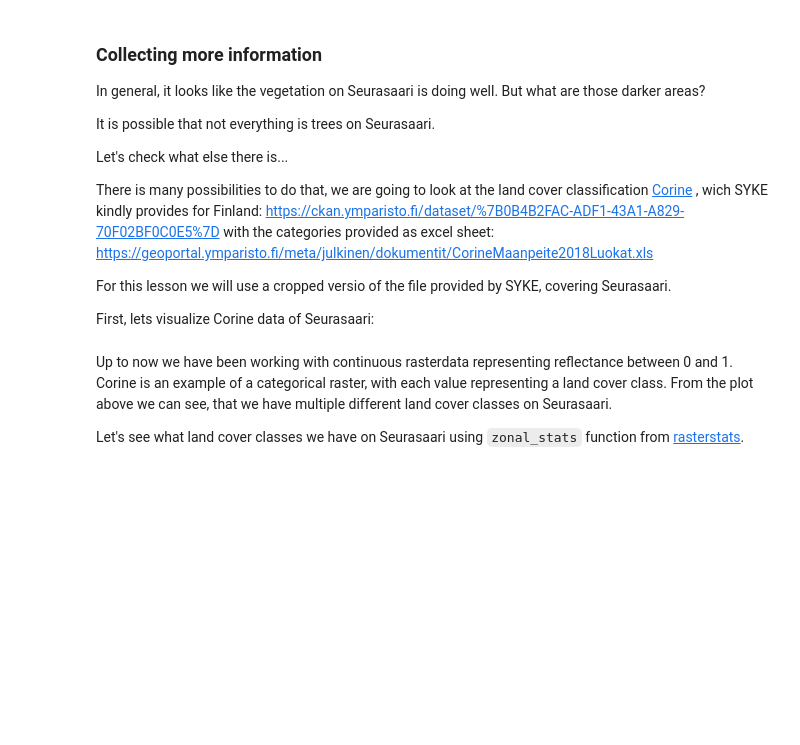
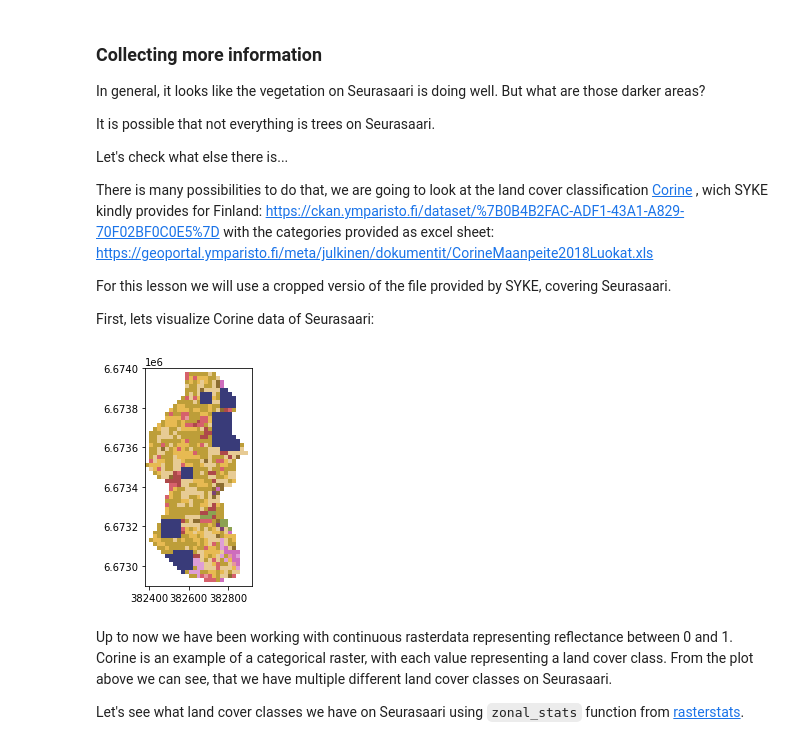
Before and after one commit to csc-training/PythonGIS_CSC, a Jupyter notebook: Raster/Seurasaari_trees.ipynb, the cells around one changed output. Saved outputs shown, nothing was run; the diff lists cells and outputs as text; code cells hidden in the pictures; blank space fills up the shorter version.

```diff
--- a/Raster/Seurasaari_trees.ipynb
+++ b/Raster/Seurasaari_trees.ipynb
@@ -328,9 +501,11 @@ First, lets visualize Corine data of Seurasaari:
 # %%
 corinefile = './data/Clc2018_Seurasaari.tif'
 
 
 with rasterio.open(corinefile) as corine:
-    show(corine,1, cmap = 'tab20b', ax=ax)
+    show(corine,1, cmap = 'tab20b')
+# %% [output]
+[figure, added]
 # %% [markdown]
 Up to now we have been working with continuous rasterdata representing reflectance between 0 and 1.
 Corine is an example of a categorical raster, with each value representing a land cover class.
```
Also changed, not shown: parts of 43 cells of this notebook, 4 other files.
